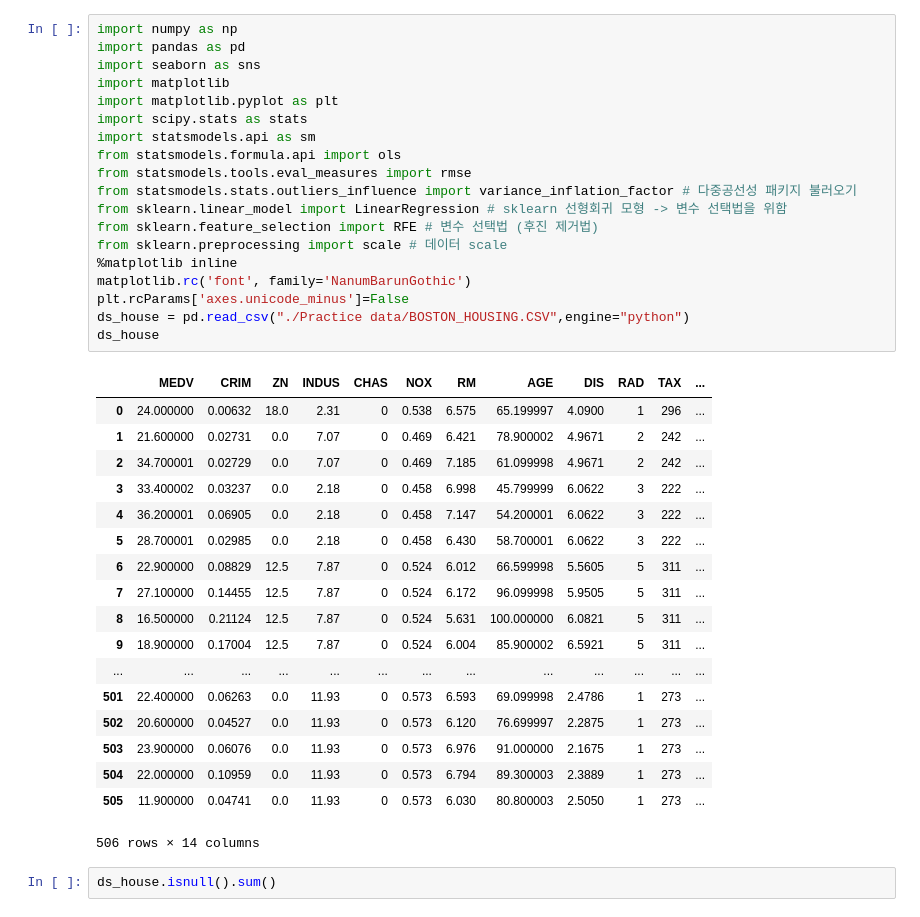
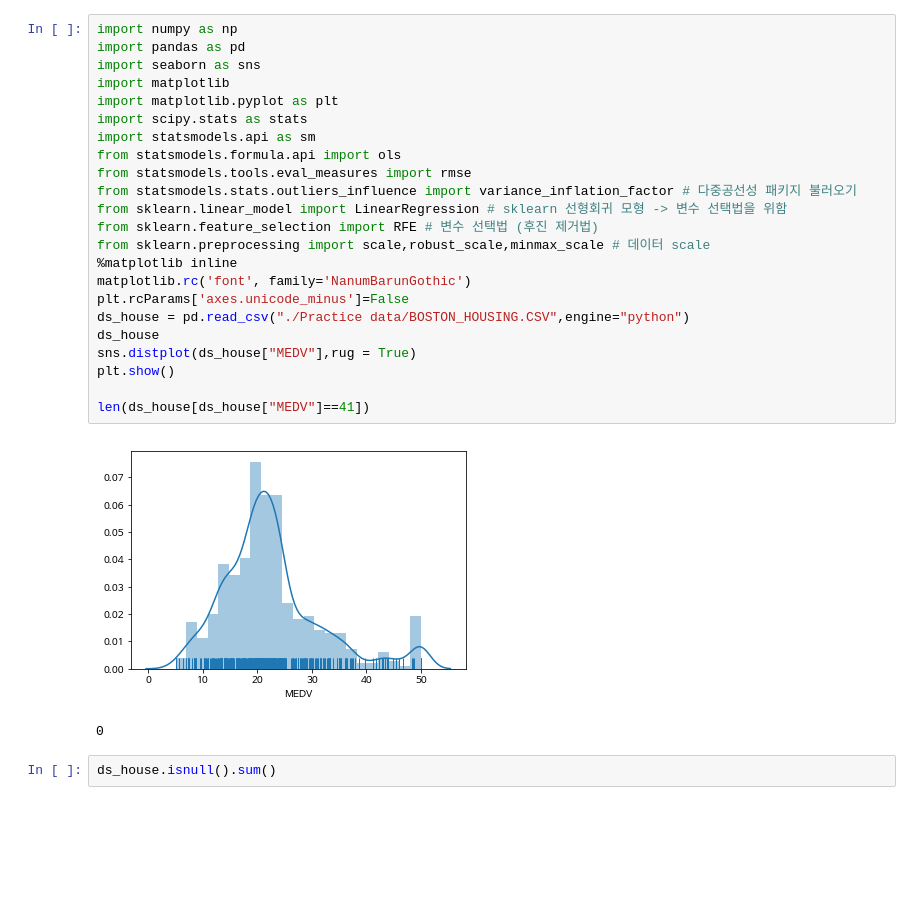
Before and after one commit to b8goal/PIRL-AI-Big-Data, a Jupyter notebook: 데이터분석/2019_01_31 보스턴_집값예측.ipynb, the cells around one changed output. Cells and saved outputs as stored; diff of their text form; blank space fills up the shorter version.

```diff
--- a/데이터분석/2019_01_31 보스턴_집값예측.ipynb
+++ b/데이터분석/2019_01_31 보스턴_집값예측.ipynb
@@ -1,41 +1,29 @@
 # %%
 import numpy as np
 import pandas as pd
 import seaborn as sns
 import matplotlib
 import matplotlib.pyplot as plt
 import scipy.stats as stats
 import statsmodels.api as sm
 from statsmodels.formula.api import ols
 from statsmodels.tools.eval_measures import rmse
 from statsmodels.stats.outliers_influence import variance_inflation_factor # 다중공선성 패키지 불러오기
 from sklearn.linear_model import LinearRegression # sklearn 선형회귀 모형 -> 변수 선택법을 위함
 from sklearn.feature_selection import RFE # 변수 선택법 (후진 제거법)
-from sklearn.preprocessing import scale # 데이터 scale
+from sklearn.preprocessing import scale,robust_scale,minmax_scale # 데이터 scale
 %matplotlib inline
 matplotlib.rc('font', family='NanumBarunGothic')
 plt.rcParams['axes.unicode_minus']=False
 ds_house = pd.read_csv("./Practice data/BOSTON_HOUSING.CSV",engine="python")
 ds_house
+sns.distplot(ds_house["MEDV"],rug = True)
+plt.show()
+
+len(ds_house[ds_house["MEDV"]==41])
 # %% [output]
-|  | MEDV | CRIM | ZN | INDUS | CHAS | NOX | RM | AGE | DIS | RAD | TAX | ... |
-| 0 | 24.000000 | 0.00632 | 18.0 | 2.31 | 0 | 0.538 | 6.575 | 65.199997 | 4.0900 | 1 | 296 | ... |
-| 1 | 21.600000 | 0.02731 | 0.0 | 7.07 | 0 | 0.469 | 6.421 | 78.900002 | 4.9671 | 2 | 242 | ... |
-| 2 | 34.700001 | 0.02729 | 0.0 | 7.07 | 0 | 0.469 | 7.185 | 61.099998 | 4.9671 | 2 | 242 | ... |
-| 3 | 33.400002 | 0.03237 | 0.0 | 2.18 | 0 | 0.458 | 6.998 | 45.799999 | 6.0622 | 3 | 222 | ... |
-| 4 | 36.200001 | 0.06905 | 0.0 | 2.18 | 0 | 0.458 | 7.147 | 54.200001 | 6.0622 | 3 | 222 | ... |
-| 5 | 28.700001 | 0.02985 | 0.0 | 2.18 | 0 | 0.458 | 6.430 | 58.700001 | 6.0622 | 3 | 222 | ... |
-| 6 | 22.900000 | 0.08829 | 12.5 | 7.87 | 0 | 0.524 | 6.012 | 66.599998 | 5.5605 | 5 | 311 | ... |
-| 7 | 27.100000 | 0.14455 | 12.5 | 7.87 | 0 | 0.524 | 6.172 | 96.099998 | 5.9505 | 5 | 311 | ... |
-| 8 | 16.500000 | 0.21124 | 12.5 | 7.87 | 0 | 0.524 | 5.631 | 100.000000 | 6.0821 | 5 | 311 | ... |
-| 9 | 18.900000 | 0.17004 | 12.5 | 7.87 | 0 | 0.524 | 6.004 | 85.900002 | 6.5921 | 5 | 311 | ... |
-| ... | ... | ... | ... | ... | ... | ... | ... | ... | ... | ... | ... | ... |
-| 501 | 22.400000 | 0.06263 | 0.0 | 11.93 | 0 | 0.573 | 6.593 | 69.099998 | 2.4786 | 1 | 273 | ... |
-| 502 | 20.600000 | 0.04527 | 0.0 | 11.93 | 0 | 0.573 | 6.120 | 76.699997 | 2.2875 | 1 | 273 | ... |
-| 503 | 23.900000 | 0.06076 | 0.0 | 11.93 | 0 | 0.573 | 6.976 | 91.000000 | 2.1675 | 1 | 273 | ... |
-| 504 | 22.000000 | 0.10959 | 0.0 | 11.93 | 0 | 0.573 | 6.794 | 89.300003 | 2.3889 | 1 | 273 | ... |
-| 505 | 11.900000 | 0.04741 | 0.0 | 11.93 | 0 | 0.573 | 6.030 | 80.800003 | 2.5050 | 1 | 273 | ... |
+[figure, added]
-506 rows × 14 columns
+0
 # %%
 ds_house.isnull().sum()
 # %% [output]
```
Also changed, not shown: parts of 35 cells of this notebook.
